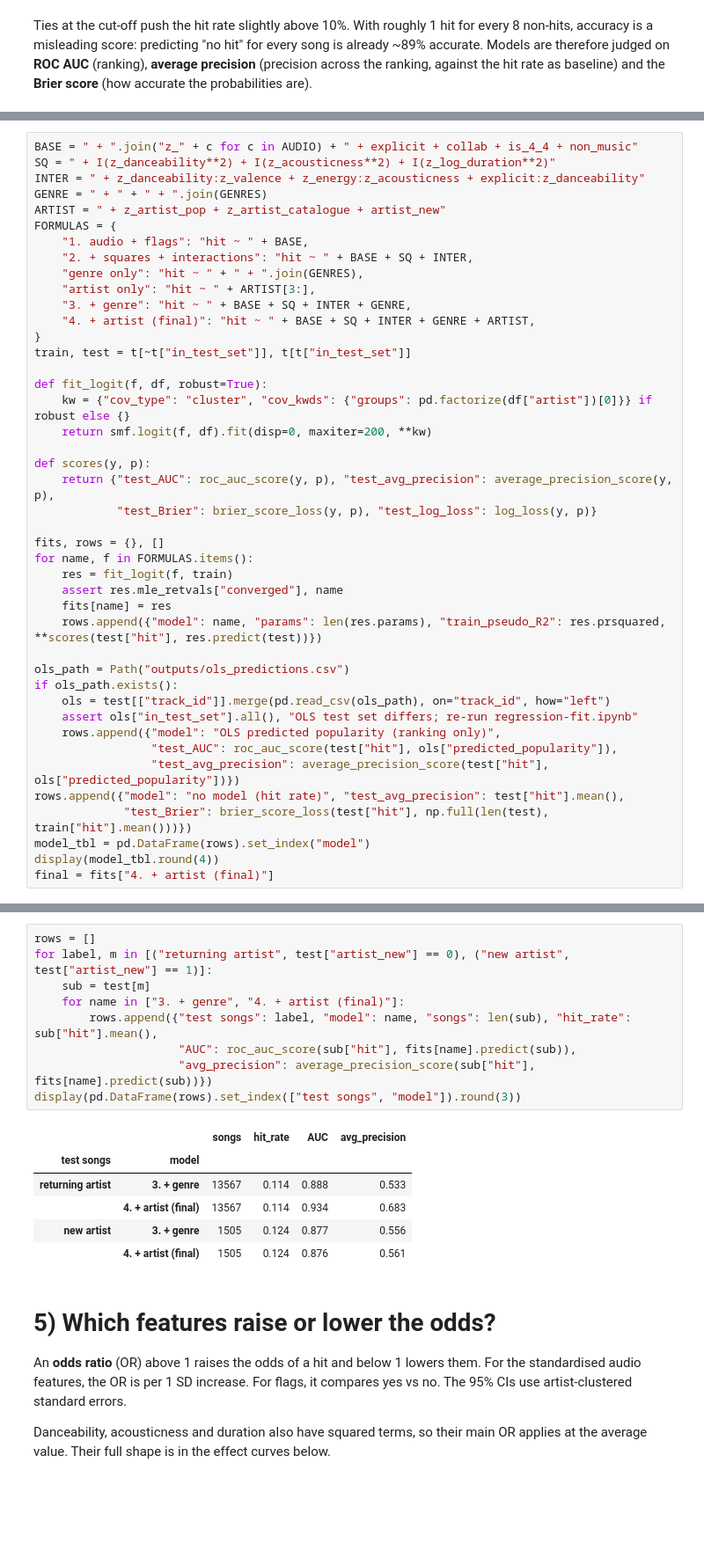
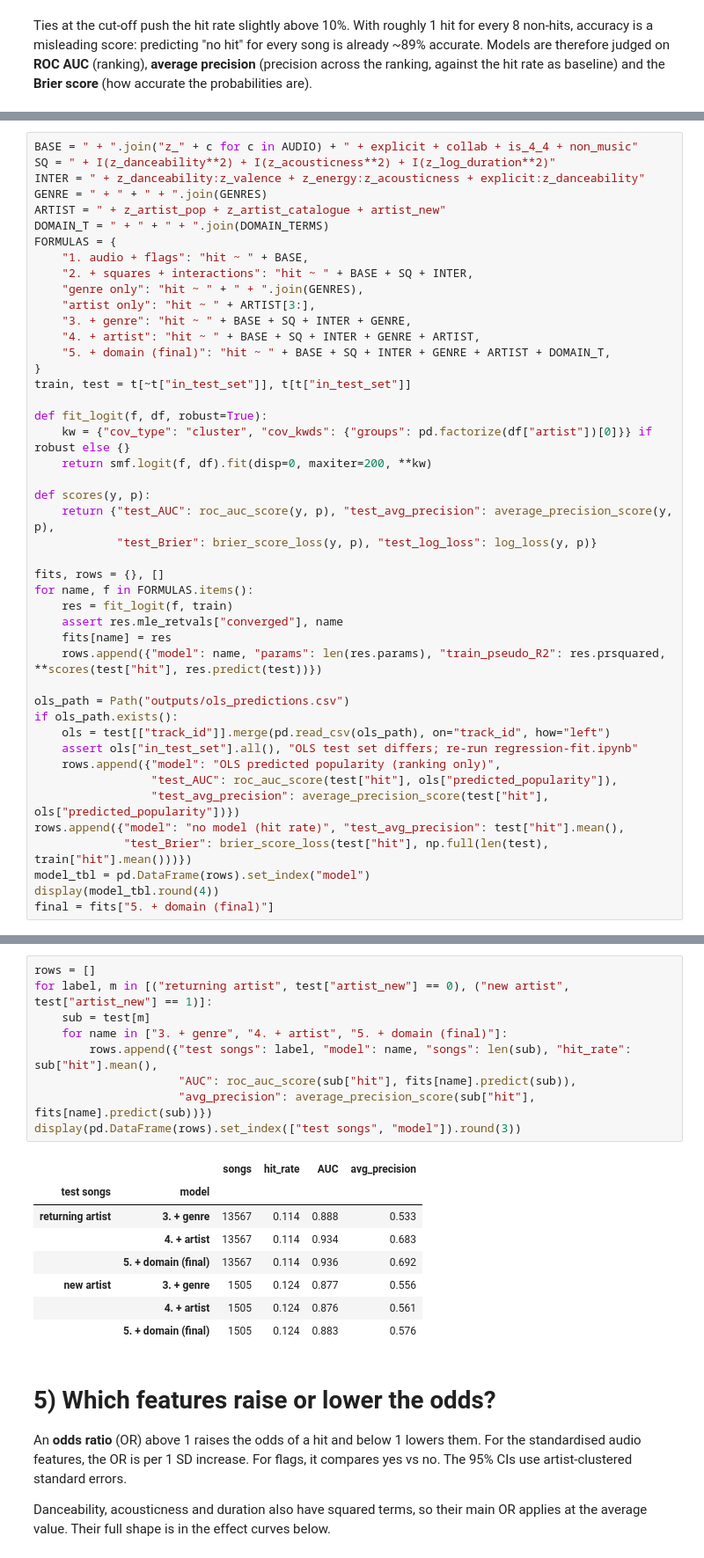
Before and after one commit to caixiaoqijessica/bt4211-final-project-spotify-dataset, a Jupyter notebook: logistic-hit.ipynb, the cells around one changed output, grey strips where cells are left out. Shown at 88% size. Drawn from its saved outputs; the diff is of its cells as text; blank space fills up the shorter version.

```diff
--- a/logistic-hit.ipynb
+++ b/logistic-hit.ipynb
@@ -154,13 +232,15 @@ SQ = " + I(z_danceability**2) + I(z_acousticness**2) + I(z_log_duration**2)"
 INTER = " + z_danceability:z_valence + z_energy:z_acousticness + explicit:z_danceability"
 GENRE = " + " + " + ".join(GENRES)
 ARTIST = " + z_artist_pop + z_artist_catalogue + artist_new"
+DOMAIN_T = " + " + " + ".join(DOMAIN_TERMS)
 FORMULAS = {
     "1. audio + flags": "hit ~ " + BASE,
     "2. + squares + interactions": "hit ~ " + BASE + SQ + INTER,
     "genre only": "hit ~ " + " + ".join(GENRES),
     "artist only": "hit ~ " + ARTIST[3:],
     "3. + genre": "hit ~ " + BASE + SQ + INTER + GENRE,
-    "4. + artist (final)": "hit ~ " + BASE + SQ + INTER + GENRE + ARTIST,
+    "4. + artist": "hit ~ " + BASE + SQ + INTER + GENRE + ARTIST,
+    "5. + domain (final)": "hit ~ " + BASE + SQ + INTER + GENRE + ARTIST + DOMAIN_T,
 }
 train, test = t[~t["in_test_set"]], t[t["in_test_set"]]
 
@@ -190,7 +270,7 @@ rows.append({"model": "no model (hit rate)", "test_avg_precision": test["hit"].m
              "test_Brier": brier_score_loss(test["hit"], np.full(len(test), train["hit"].mean()))})
 model_tbl = pd.DataFrame(rows).set_index("model")
 display(model_tbl.round(4))
-final = fits["4. + artist (final)"]
+final = fits["5. + domain (final)"]
 # %% [output]
 |  | params | train_pseudo_R2 | test_AUC | test_avg_precision | test_Brier | test_log_loss |
 | model |  |  |  |  |  |  |
@@ -208,19 +289,21 @@ The artist record only exists for returning artists. For songs by artists with n
 # %%
 rows = []
 for label, m in [("returning artist", test["artist_new"] == 0), ("new artist", test["artist_new"] == 1)]:
     sub = test[m]
-    for name in ["3. + genre", "4. + artist (final)"]:
+    for name in ["3. + genre", "4. + artist", "5. + domain (final)"]:
         rows.append({"test songs": label, "model": name, "songs": len(sub), "hit_rate": sub["hit"].mean(),
                      "AUC": roc_auc_score(sub["hit"], fits[name].predict(sub)),
                      "avg_precision": average_precision_score(sub["hit"], fits[name].predict(sub))})
 display(pd.DataFrame(rows).set_index(["test songs", "model"]).round(3))
 # %% [output]
 |  |  | songs | hit_rate | AUC | avg_precision |
 | test songs | model |  |  |  |  |
 | returning artist | 3. + genre | 13567 | 0.114 | 0.888 | 0.533 |
-|  | 4. + artist (final) | 13567 | 0.114 | 0.934 | 0.683 |
+|  | 4. + artist | 13567 | 0.114 | 0.934 | 0.683 |
+|  | 5. + domain (final) | 13567 | 0.114 | 0.936 | 0.692 |
 | new artist | 3. + genre | 1505 | 0.124 | 0.877 | 0.556 |
-|  | 4. + artist (final) | 1505 | 0.124 | 0.876 | 0.561 |
+|  | 4. + artist | 1505 | 0.124 | 0.876 | 0.561 |
+|  | 5. + domain (final) | 1505 | 0.124 | 0.883 | 0.576 |
 # %% [markdown]
 # 5) Which features raise or lower the odds?
 An **odds ratio** (OR) above 1 raises the odds of a hit and below 1 lowers them. For the standardised audio features, the OR is per 1 SD increase. For flags, it compares yes vs no. The 95% CIs use artist-clustered standard errors.
```
Also changed, not shown: parts of 18 cells of this notebook, 10 other files.
